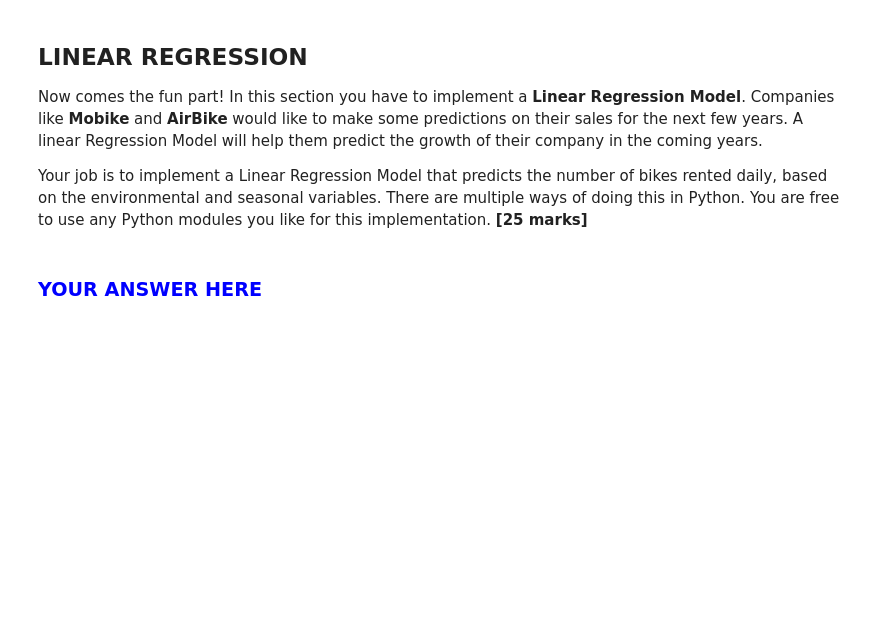
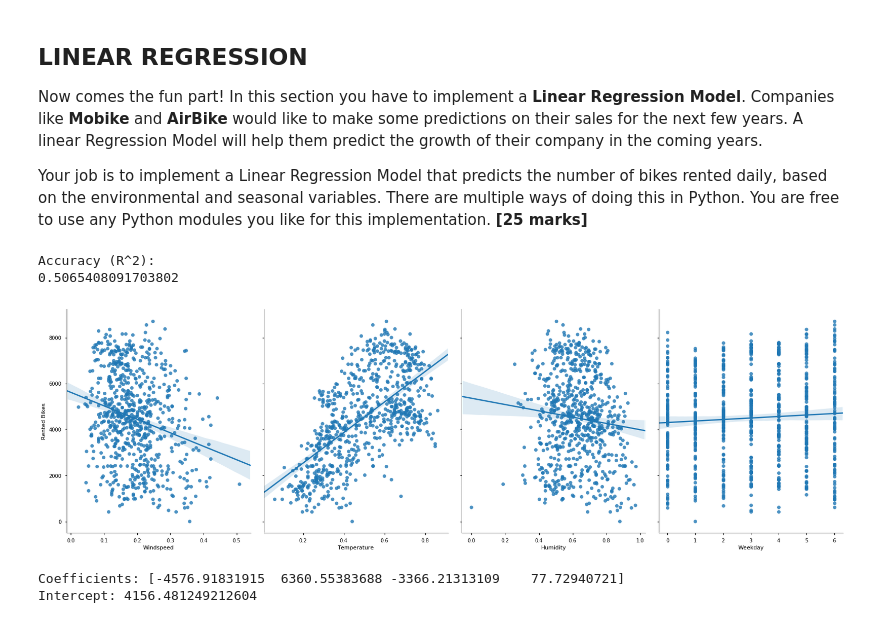
Before and after one commit to DannyFirmin/BikeShare-LinearRegression, a Jupyter notebook: Assignment-1.ipynb, the cells around one changed output. Cells and saved outputs as stored; diff of their text form; code cells hidden in the pictures; blank space fills up the shorter version.

```diff
--- a/Assignment-1.ipynb
+++ b/Assignment-1.ipynb
@@ -445,7 +491,23 @@ Your job is to implement a Linear Regression Model that predicts the number of b
-# %% [markdown]
-<span style="color:blue">
-
-### YOUR ANSWER HERE
-
-
-</span>
+# %%
+# YOUR CODE HERE
+# First Round
+lm = LinearRegression()
+selected_col = ['Windspeed', 'Temperature', 'Humidity', 'Weekday']
+X = df_bikes[selected_col]
+y = df_bikes['Rented Bikes']
+X_train, X_test, y_train, y_test = train_test_split(X, y, test_size=0.33, random_state=1)
+lm.fit(X_train, y_train)
+print("Accuracy (R^2):")
+print(lm.score(X_test, y_test))
+sns.pairplot(df_bikes, x_vars=selected_col, y_vars='Rented Bikes', size=7, aspect=.8, kind='reg')
+plt.show()
+df_bikes
+print("Coefficients:", lm.coef_)
+print("Intercept:", lm.intercept_)
+# (ADD ANY ADDITIONAL CELLS AS REQUIRED)
+# %% [output]
+Accuracy (R^2):
+0.5065408091703802
+[figure, added]
+Coefficients: [-4576.91831915  6360.55383688 -3366.21313109    77.72940721]
+Intercept: 4156.481249212604
```
Also changed, not shown: parts of 18 cells of this notebook.
